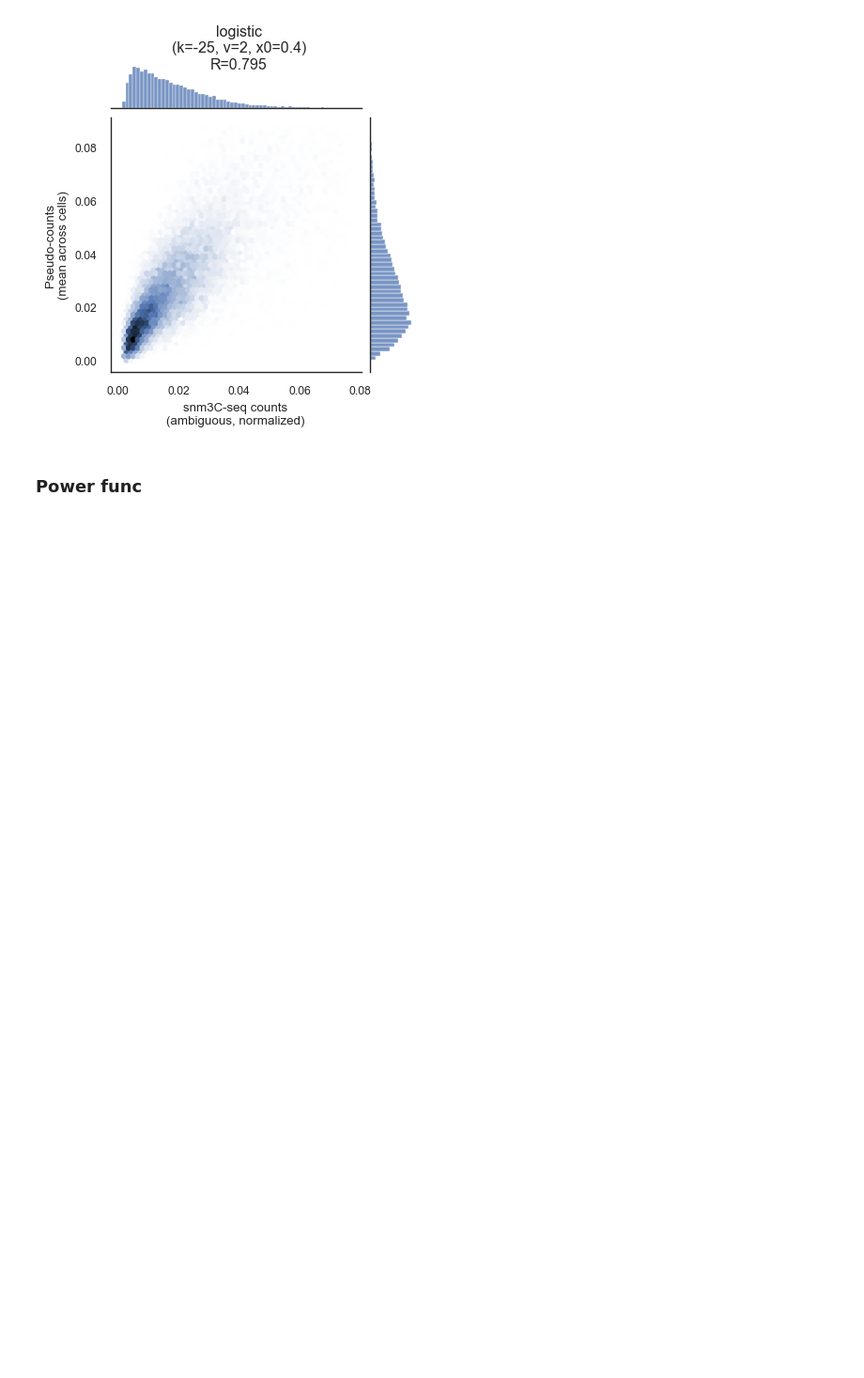
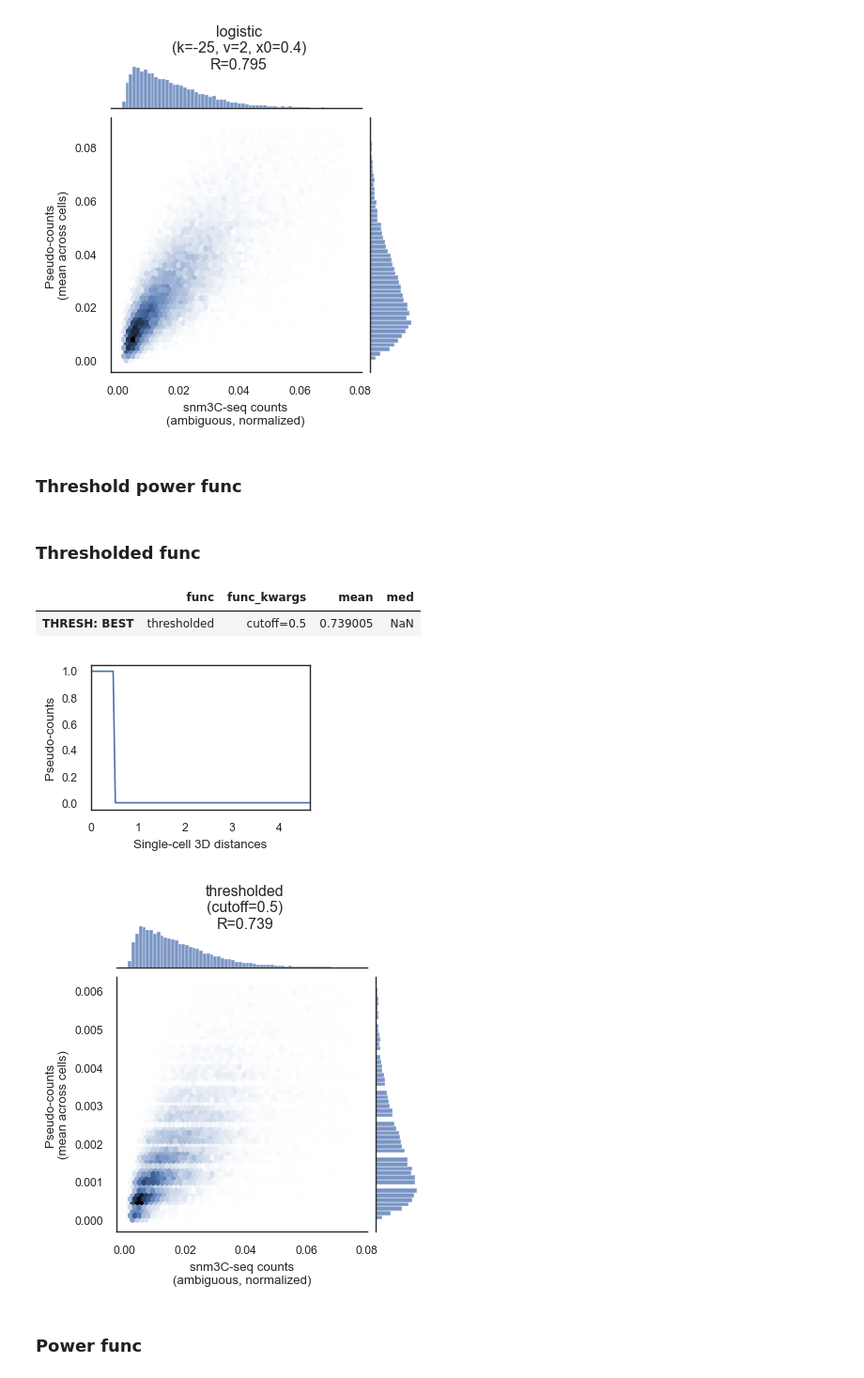
Before and after one commit to gesinecauer/Chromatin_Analysis_MOp, a Jupyter notebook: jupyter/snm3C-seq.ipynb, the cells around one changed output. Shown at 94% size. Drawn from its saved outputs; the diff is of its cells as text; code cells hidden in the pictures; blank space fills up the shorter version.

```diff
--- a/jupyter/snm3C-seq.ipynb
+++ b/jupyter/snm3C-seq.ipynb
@@ -249,3 +249,5 @@ FINAL:
 | 4 | logistic | k=-40, v=3, x0=0.4 | 0.794814 | 0.639160 |
 [figure]
 [figure]
+# %% [markdown]
+### Threshold power func
@@ -252,3 +256,19 @@ FINAL:
+# %% [markdown]
+### Thresholded func
+# %%
+# results.append(assess_pseudocounts(matrix_df, sc_dis, transfer_func=thresholded, transfer_func_kwargs=dict(cutoff=0.5), plot=False)[0])
+# results_df = pd.DataFrame(results).drop_duplicates().sort_values('mean', ascending=False).reset_index(drop=True)
+# results_df.to_csv('pseudocounts_vs_snm3c.tsv', sep='\t')
+
+results_df_thr = results_df[results_df.func == 'thresholded'].reset_index(drop=True)
+display(results_df_thr.head(1).rename({0: f"THRESH: BEST"}))
+plot_best_func(results_df_thr, sc_dis=sc_dis)
+plot_best_result(matrix_df, sc_dis=sc_dis, results_df=results_df_thr)
+# %% [output]
+|  | func | func_kwargs | mean | med |
+| THRESH: BEST | thresholded | cutoff=0.5 | 0.739005 | NaN |
+[figure, added]
+[figure, added]
 # %% [markdown]
 ### Power func
 # %%
```
Also changed, not shown: parts of 4 cells of this notebook.
